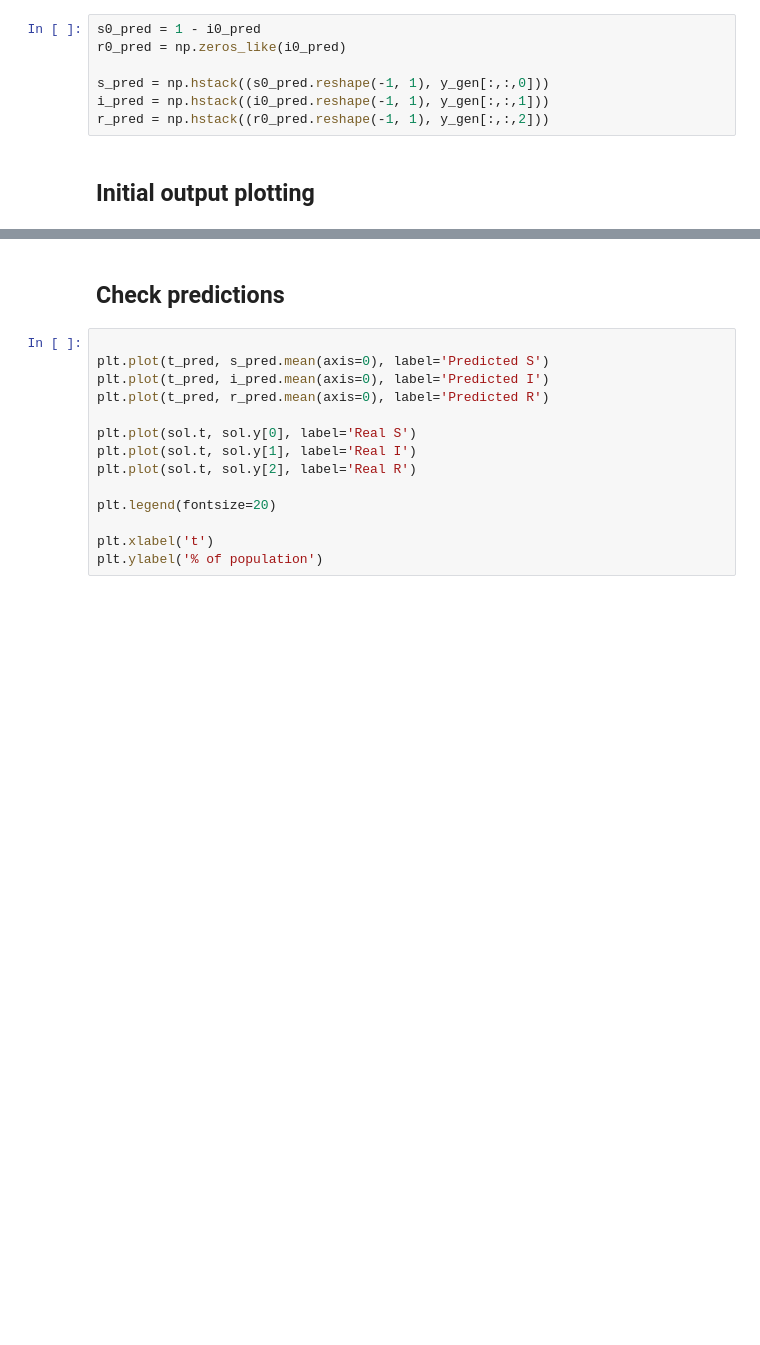
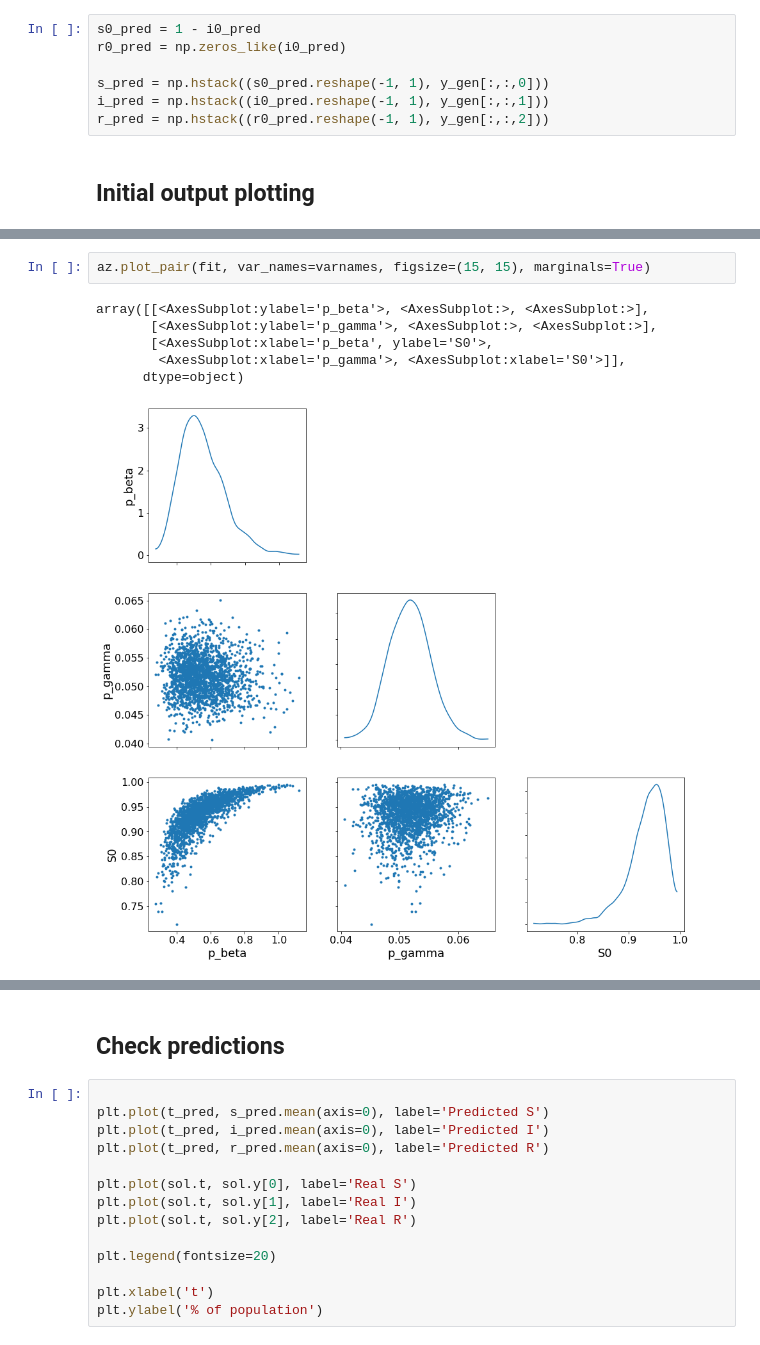
Before and after one commit to al-jshen/stan-ode-example, a Jupyter notebook: sir.ipynb, the cells around one changed output, grey strips where cells are left out. Drawn from its saved outputs; the diff is of its cells as text; blank space fills up the shorter version.

```diff
--- a/sir.ipynb
+++ b/sir.ipynb
@@ -184,0 +196,9 @@ for i in range(3):
+# %%
+az.plot_pair(fit, var_names=varnames, figsize=(15, 15), marginals=True)
+# %% [output]
+array([[<AxesSubplot:ylabel='p_beta'>, <AxesSubplot:>, <AxesSubplot:>],
+       [<AxesSubplot:ylabel='p_gamma'>, <AxesSubplot:>, <AxesSubplot:>],
+       [<AxesSubplot:xlabel='p_beta', ylabel='S0'>,
+        <AxesSubplot:xlabel='p_gamma'>, <AxesSubplot:xlabel='S0'>]],
+      dtype=object)
+[figure, added]
```
Also changed, not shown: parts of 12 cells of this notebook, 2 other files.
